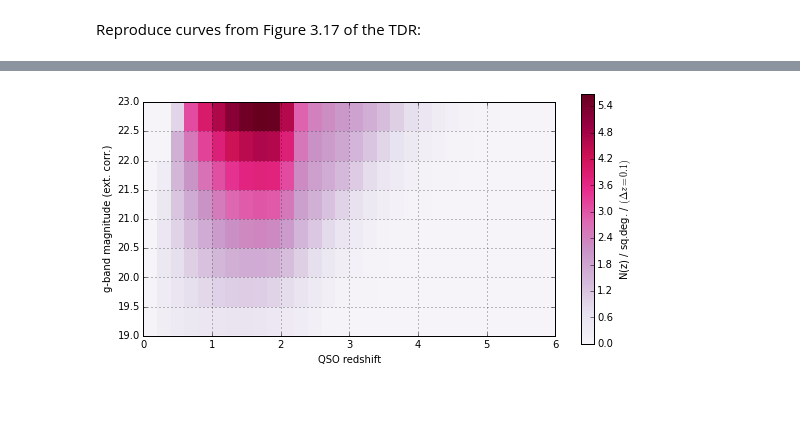
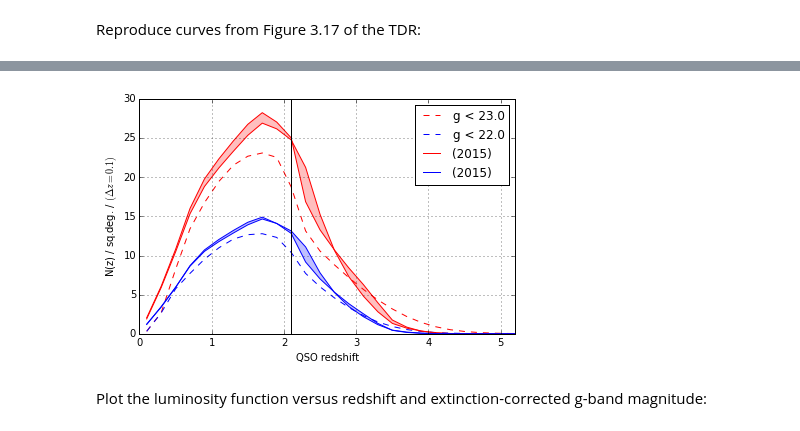
Before and after one commit to dkirkby/ArgonneLymanAlpha, a Jupyter notebook: notebooks/SampleProperties.ipynb, the cells around one changed output, grey strips where cells are left out. Drawn from its saved outputs; the diff is of its cells as text; code cells hidden in the pictures; blank space fills up the shorter version.

Commit message:
Clean up notebook and add Palanque 2015 lumi function

```diff
--- a/notebooks/SampleProperties.ipynb
+++ b/notebooks/SampleProperties.ipynb
@@ -42,8 +60,3 @@ table2012 = np.array([
         25.75, 0, 0, 0, 0, 0, 0, 0, 0, 38955, 134619, 138257, 57968, 38880, 36680, 34488, 32343, 30266, 28272, 26363, 24538, 22780, 21075, 19370, 17641, 15781, 13728, 11472, 9007, 6581, 4416,
         26.25, 0, 0, 0, 0, 0, 0, 0, 0, 0, 0, 28228, 37600, 40111, 39669, 37301, 34985, 32744, 30600, 28552, 26608, 24759, 22997, 21298, 19641, 17974, 16232, 14366, 12237, 9959, 7525
     ]).reshape(22, 31)
-gbin = table2012[:, 0]
-zmax = 6.0
-dz = zmax / 30.
-zbin = (0.5 + np.arange(30)) * dz
-nqso = table2012[:, 1:].reshape((len(gbin), len(zbin))) / 10000. # normalize 1 sq.deg.
@@ -49,0 +130,7 @@ nqso = table2012[:, 1:].reshape((len(gbin), len(zbin))) / 10000. # normalize 1 s
+# %%
+def marginal_z(data, g_max):
+    """Tabulate the marginal distribution of QSOs per sq.deg. per redshift bin with g < g_max.
+    """
+    gbin, zbin, nqso = luminosity_function(data)
+    cut_index = bin_index(gbin, g_max)
+    return zbin, np.sum(nqso[:cut_index], axis=0)
@@ -81,12 +176,56 @@ plt.show()
+# %%
+def tdr_fig_317(save=None):
+    # Plot 2012 results.
+    z, nz23_2012 = marginal_z(table2012, g_max=23)
+    z, nz22_2012 = marginal_z(table2012, g_max=22)
+    plt.plot(z, nz23_2012, 'r--', label='g < 23.0')
+    plt.plot(z, nz22_2012, 'b--', label='g < 22.0')
+    # Superimpose 2015 results.
+    z, nz23_2015a = marginal_z(table2015a, g_max=23)
+    z, nz23_2015b = marginal_z(table2015b, g_max=23)
+    plt.fill_between(z, nz23_2015a, nz23_2015b, color='r', alpha=0.25, lw=0)
+    plt.plot(z, nz23_2015a, 'r', label='(2015)')
+    plt.plot(z, nz23_2015b, 'r')
+    z, nz22_2015a = marginal_z(table2015a, g_max=22)
+    z, nz22_2015b = marginal_z(table2015b, g_max=22)
+    plt.fill_between(z, nz22_2015a, nz22_2015b, color='b', alpha=0.25, lw=0)
+    plt.plot(z, nz22_2015a, 'b', label='(2015)')
+    plt.plot(z, nz22_2015b, 'b')
+    #
+    plt.axvline(2.1, color='k')
+    plt.legend(loc='upper right')
+    plt.xlabel('QSO redshift')
+    plt.ylabel('N(z) / sq.deg. / $(\Delta z = 0.1)$')
+    plt.xlim(0., 5.2)
+    plt.grid()
+    plt.tight_layout()
+    if save:
+        plt.savefig(save)
+    plt.show()
+# %%
+tdr_fig_317('tdr317.png')
+# %% [output]
+[figure, added]
+# %% [markdown]
+Plot the luminosity function versus redshift and extinction-corrected g-band magnitude:
 # %%
-plt.figure(figsize=(8,4))
-plt.imshow(nqso[7:15], origin='lower', interpolation='None', extent=(0., 6., 19.0, 23.0), aspect=0.85, cmap='PuRd')
-plt.xlabel('QSO redshift')
-plt.ylabel('g-band magnitude (ext. corr.)')
-plt.colorbar().set_label('N(z) / sq.deg. / $(\Delta z = 0.1)$')
-plt.tight_layout()
-plt.grid()
-plt.savefig('nqso.pdf')
-plt.show()
+def lumi_plot(data, z_min=0, z_max=6, g_min=19, g_max=23, save=None):
+    gbin, zbin, nqso = luminosity_function(data)
+    z_min_cut = bin_index(zbin, z_min)
+    z_max_cut = bin_index(zbin, z_max)
+    g_min_cut = bin_index(gbin, g_min)
+    g_max_cut = bin_index(gbin, g_max)
+    #
+    plt.figure(figsize=(8,4))
+    plt.imshow(nqso[g_min_cut:g_max_cut, z_min_cut:z_max_cut],
+               origin='lower', interpolation='None', aspect=0.85, cmap='PuRd',
+               extent=(z_min, z_max, g_min, g_max))
+    plt.xlabel('QSO redshift')
+    plt.ylabel('g-band magnitude (ext. corr.)')
+    plt.colorbar().set_label('N(z) / sq.deg. / $(\Delta z = {:.1f})$'.format(gbin[1]-gbin[0]))
+    plt.tight_layout()
+    plt.grid()
+    plt.tight_layout()
+    if save:
+        plt.savefig(save)
+    plt.show()
-# %% [output]
-[figure, removed]
```
Also changed, not shown: parts of 15 cells of this notebook.
